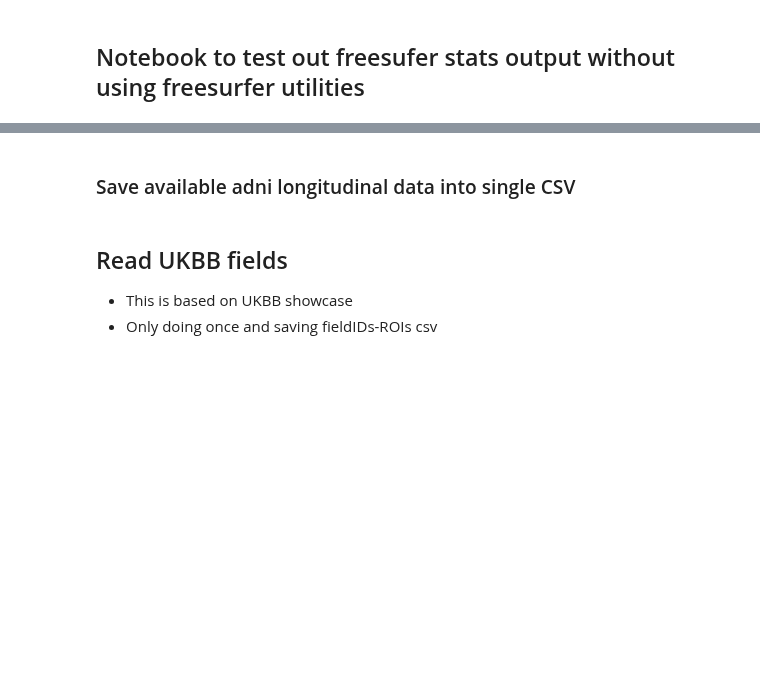
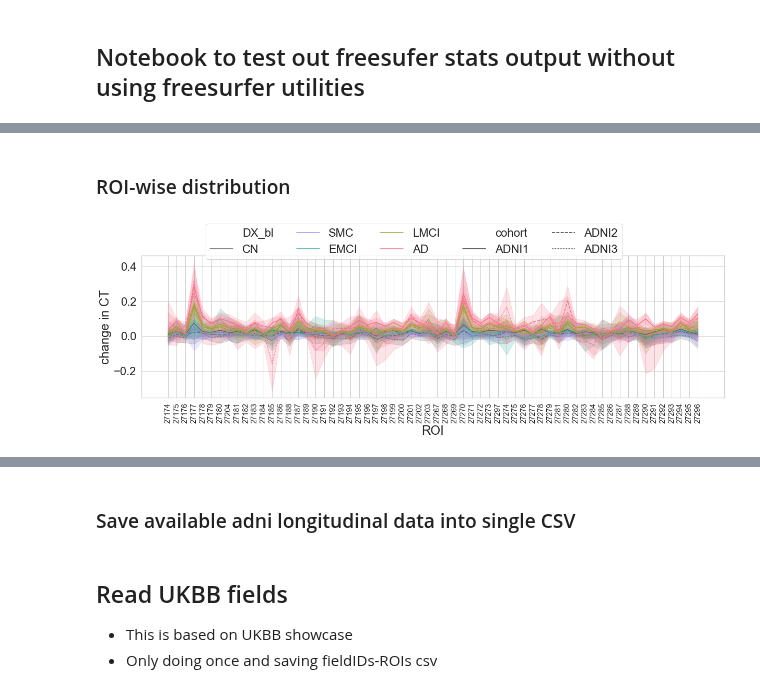
Before and after one commit to nikhil153/brain-diff, a Jupyter notebook: notebooks/9_freesurfer_stats.ipynb, the cells around one changed output, grey strips where cells are left out. Drawn from its saved outputs; the diff is of its cells as text; code cells hidden in the pictures; blank space fills up the shorter version.

```diff
--- a/notebooks/9_freesurfer_stats.ipynb
+++ b/notebooks/9_freesurfer_stats.ipynb
@@ -234,0 +164,29 @@ Number of subjects with two visit data: 267
+# %% [markdown]
+### ROI-wise distribution
+# %%
+DKT_fields_df = pd.read_csv(ukbb_dkt_ct_fields)
+DKT_fields_sorted = list(DKT_fields_df.sort_values(["hemi","roi"])["Field ID"].astype(str).values)
+
+CT_diff_df_melt = CT_diff_df.melt(
+    id_vars=["subject_id","DX_bl","COLPROT"],
+    var_name="ROI",
+    value_name="change in CT",
+)
+CT_diff_df_melt.head()
+
+plot_df = CT_diff_df_melt.copy()
+plot_df = plot_df.rename(columns={"COLPROT":"cohort"})
+plot_df["ROI"] = plot_df["ROI"].astype(str)
+
+sns.set(font_scale=2)
+with sns.axes_style("whitegrid"):
+    fig,ax=plt.subplots(figsize=(20,5))
+    # g = sns.catplot(x="ROI",y="CT",kind="point",hue="DX_bl",hue_order=hue_order, linestyle="",palette=pal, aspect=4,data=plot_df)
+    g = sns.lineplot(x="ROI",y="change in CT", #order=DKT_fields_sorted: Not easy to change order
+    hue="DX_bl",hue_order=dx_order, style="cohort", style_order=cohort_order,
+    linestyle="",palette=pal,data=plot_df,ax=ax)
+
+    g.tick_params(axis='x', rotation=90, labelsize=14)
+    plt.legend(loc='center left', bbox_to_anchor=(0.1, 1.1), ncol=5)
+# %% [output]
+[figure, added]
```
Also changed, not shown: parts of 29 cells of this notebook, 4 other files.
